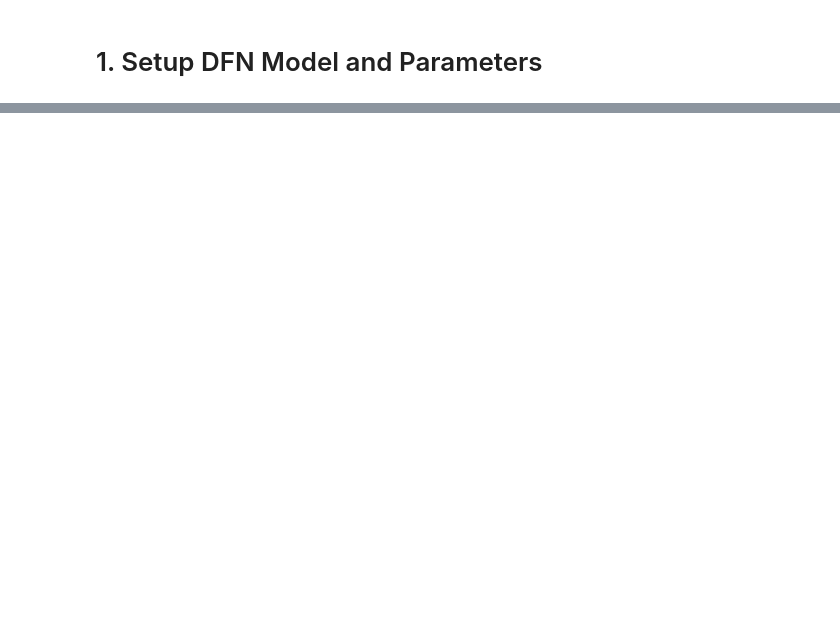
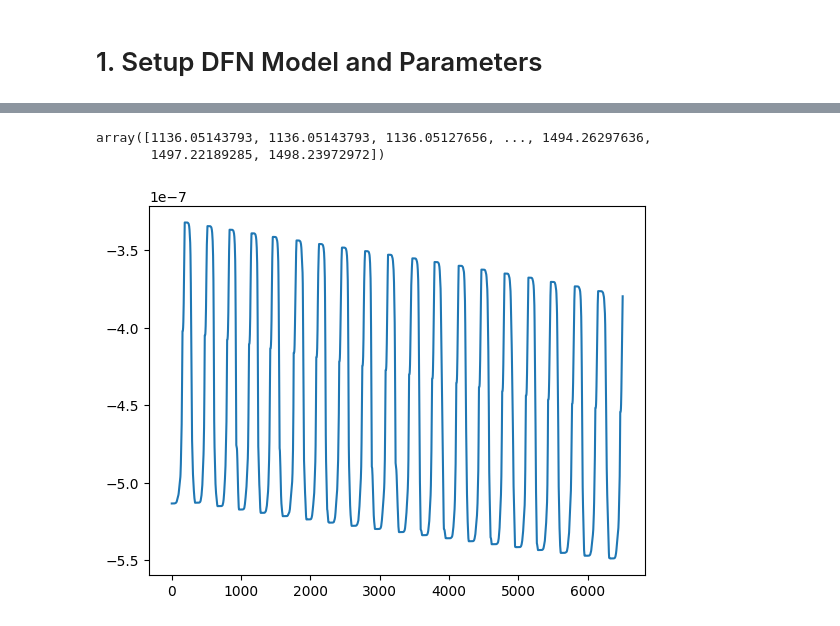
Before and after one commit to K0DX-DV1NUX/Surrogate_modelling_2, a Jupyter notebook: Dataset_generation.ipynb, the cells around one changed output, grey strips where cells are left out. Cells and saved outputs as stored; diff of their text form; code cells hidden in the pictures; blank space fills up the shorter version.

```diff
--- a/Dataset_generation.ipynb
+++ b/Dataset_generation.ipynb
@@ -416,0 +195,11 @@ plt.show()
+# %%
+sol3["Dis"].entries
+# %% [output]
+array([1136.05143793, 1136.05143793, 1136.05127656, ..., 1494.26297636,
+       1497.22189285, 1498.23972972])
+# %%
+plt.figure()
+plt.plot(sol3["X-averaged negative lithium plating thickness [m]"].entries)
+plt.show()
+# %% [output]
+[figure, added]
```
Also changed, not shown: parts of 30 cells of this notebook, 2 other files.
